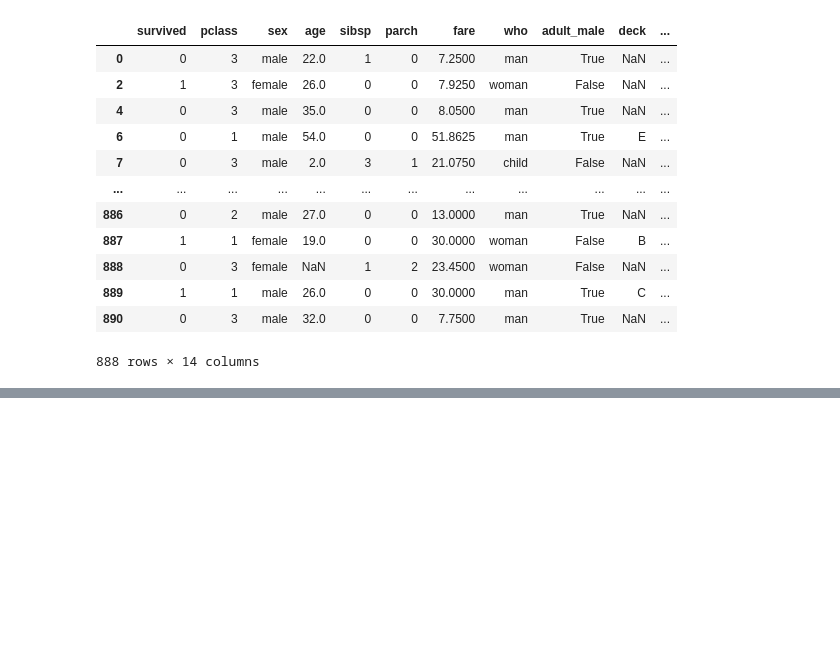
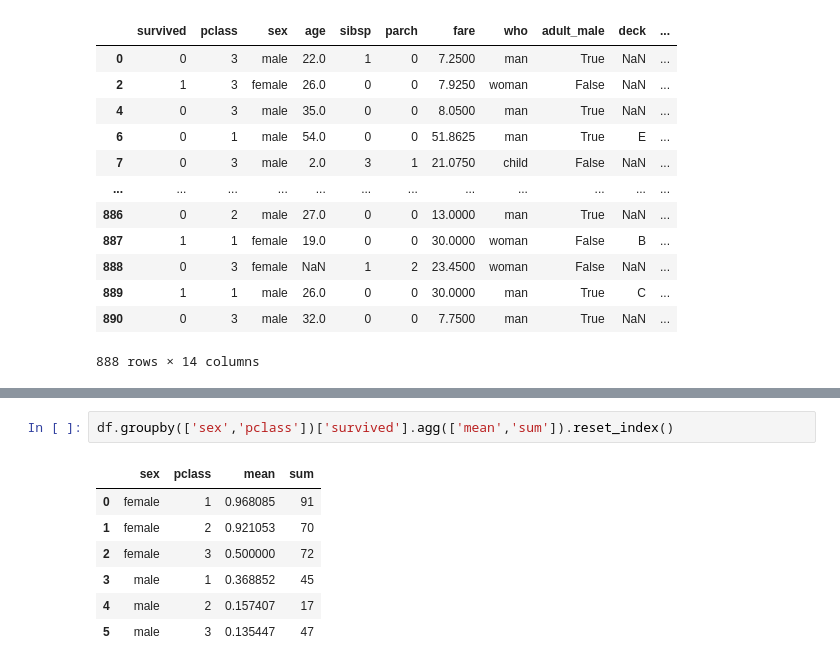
Before and after one commit to chi-hun/pandas-note, a Jupyter notebook: pandas_note.ipynb, the cells around one changed output, grey strips where cells are left out. Drawn from its saved outputs; the diff is of its cells as text; blank space fills up the shorter version.

```diff
--- a/pandas_note.ipynb
+++ b/pandas_note.ipynb
@@ -536,0 +605,10 @@ df1
+# %%
+df.groupby(['sex','pclass'])['survived'].agg(['mean','sum']).reset_index()
+# %% [output]
+|  | sex | pclass | mean | sum |
+| 0 | female | 1 | 0.968085 | 91 |
+| 1 | female | 2 | 0.921053 | 70 |
+| 2 | female | 3 | 0.500000 | 72 |
+| 3 | male | 1 | 0.368852 | 45 |
+| 4 | male | 2 | 0.157407 | 17 |
+| 5 | male | 3 | 0.135447 | 47 |
```
Also changed, not shown: parts of 5 cells of this notebook.
